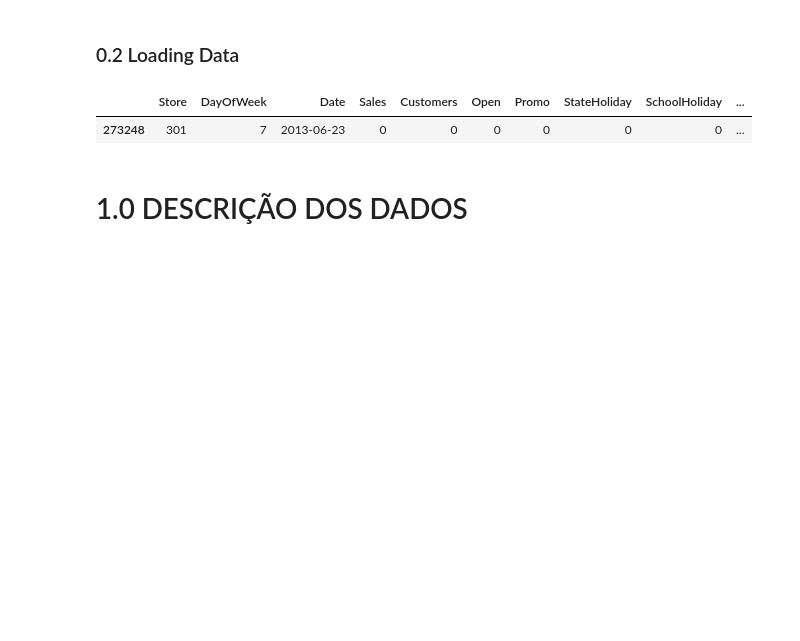
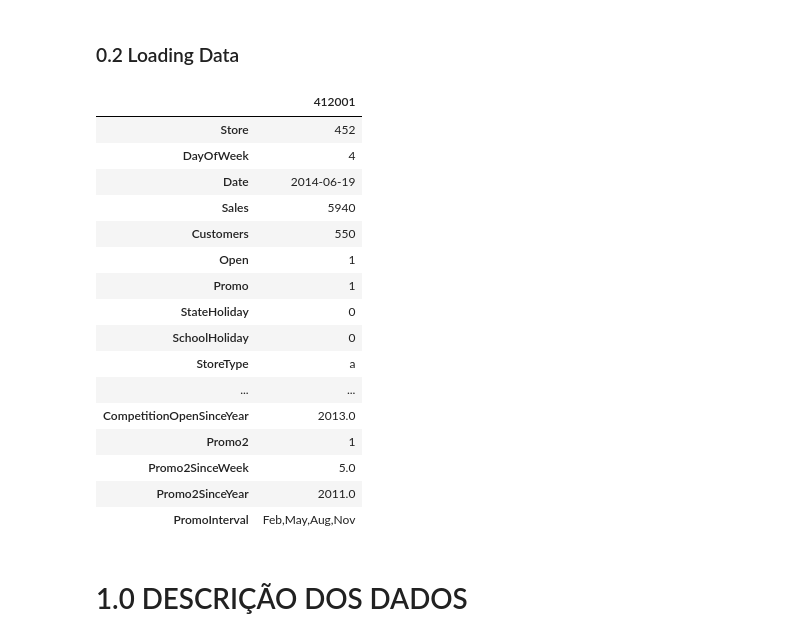
Before and after one commit to marcusbraggion/forecasting_sales, a Jupyter notebook: notebooks/forecasting_sales.ipynb, the cells around one changed output. Saved outputs shown, nothing was run; the diff lists cells and outputs as text; code cells hidden in the pictures; blank space fills up the shorter version.

```diff
--- a/notebooks/forecasting_sales.ipynb
+++ b/notebooks/forecasting_sales.ipynb
@@ -68,10 +68,25 @@ df_store_raw = pd.read_csv('../data/raw/store.csv', low_memory=False)
 #merge
 df_raw = pd.merge(df_train_raw, df_store_raw, on=['Store'], how='inner')
 # %%
-df_raw.sample()
+df_raw.sample().T
 # %% [output]
-|  | Store | DayOfWeek | Date | Sales | Customers | Open | Promo | StateHoliday | SchoolHoliday | ... |
-| 273248 | 301 | 7 | 2013-06-23 | 0 | 0 | 0 | 0 | 0 | 0 | ... |
+|  | 412001 |
+| Store | 452 |
+| DayOfWeek | 4 |
+| Date | 2014-06-19 |
+| Sales | 5940 |
+| Customers | 550 |
+| Open | 1 |
+| Promo | 1 |
+| StateHoliday | 0 |
+| SchoolHoliday | 0 |
+| StoreType | a |
+| ... | ... |
+| CompetitionOpenSinceYear | 2013.0 |
+| Promo2 | 1 |
+| Promo2SinceWeek | 5.0 |
+| Promo2SinceYear | 2011.0 |
+| PromoInterval | Feb,May,Aug,Nov |
 # %% [markdown]
 # 1.0 DESCRIÇÃO DOS DADOS
 # %%
```
Also changed, not shown: parts of 22 cells of this notebook, 1 other file.
